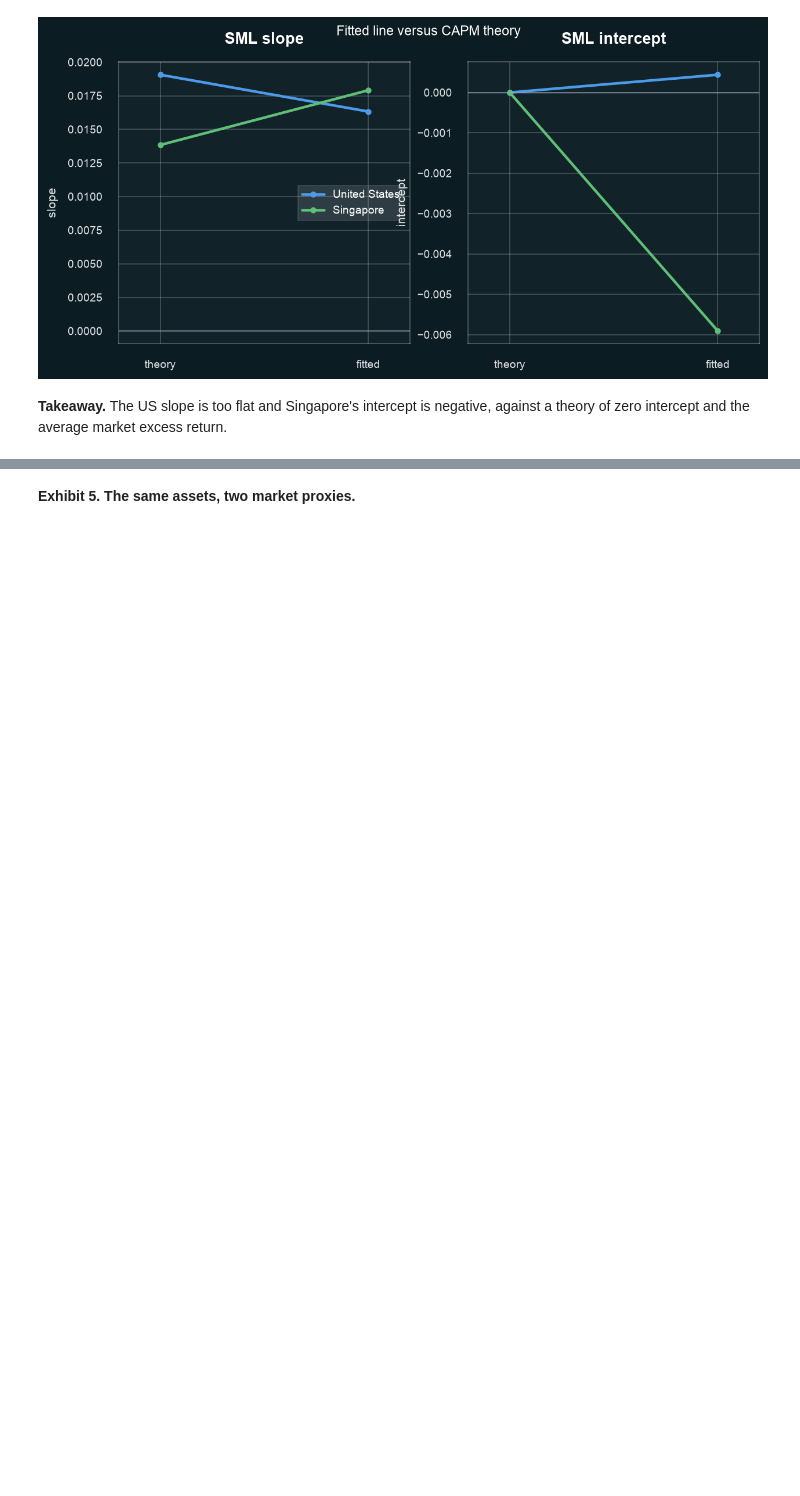
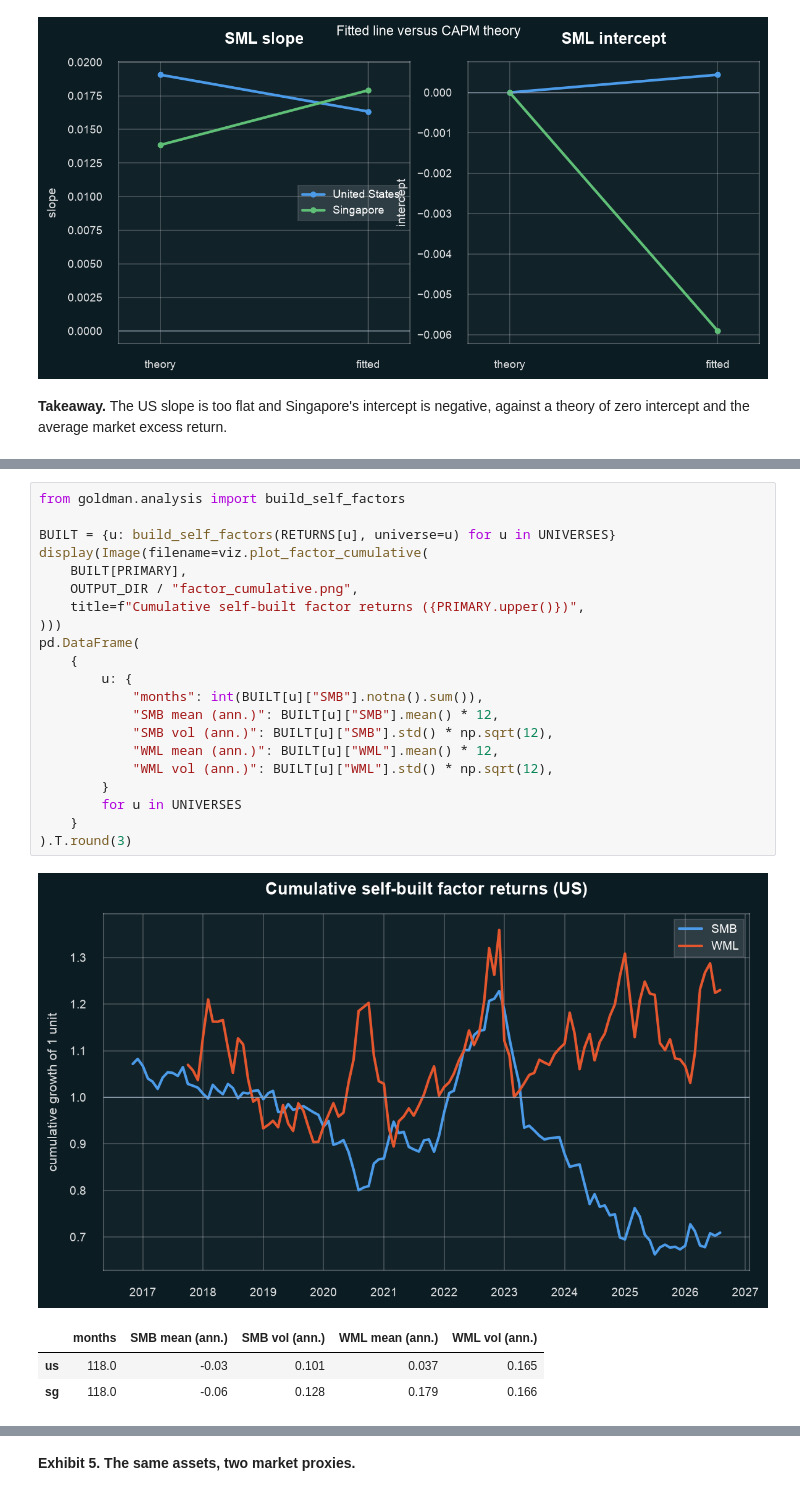
Before and after one commit to Prolead1/goldman, a Jupyter notebook: notebooks/report.ipynb, the cells around one changed output, grey strips where cells are left out. Saved outputs shown, nothing was run; the diff lists cells and outputs as text; blank space fills up the shorter version.

```diff
--- a/notebooks/report.ipynb
+++ b/notebooks/report.ipynb
@@ -367,0 +401,26 @@ against a theory of zero intercept and the average market excess return.
+# %%
+from goldman.analysis import build_self_factors
+
+BUILT = {u: build_self_factors(RETURNS[u], universe=u) for u in UNIVERSES}
+display(Image(filename=viz.plot_factor_cumulative(
+    BUILT[PRIMARY],
+    OUTPUT_DIR / "factor_cumulative.png",
+    title=f"Cumulative self-built factor returns ({PRIMARY.upper()})",
+)))
+pd.DataFrame(
+    {
+        u: {
+            "months": int(BUILT[u]["SMB"].notna().sum()),
+            "SMB mean (ann.)": BUILT[u]["SMB"].mean() * 12,
+            "SMB vol (ann.)": BUILT[u]["SMB"].std() * np.sqrt(12),
+            "WML mean (ann.)": BUILT[u]["WML"].mean() * 12,
+            "WML vol (ann.)": BUILT[u]["WML"].std() * np.sqrt(12),
+        }
+        for u in UNIVERSES
+    }
+).T.round(3)
+# %% [output]
+[figure, added]
+|  | months | SMB mean (ann.) | SMB vol (ann.) | WML mean (ann.) | WML vol (ann.) |
+| us | 118.0 | -0.03 | 0.101 | 0.037 | 0.165 |
+| sg | 118.0 | -0.06 | 0.128 | 0.179 | 0.166 |
```
Also changed, not shown: parts of 15 cells of this notebook, 9 other files.
